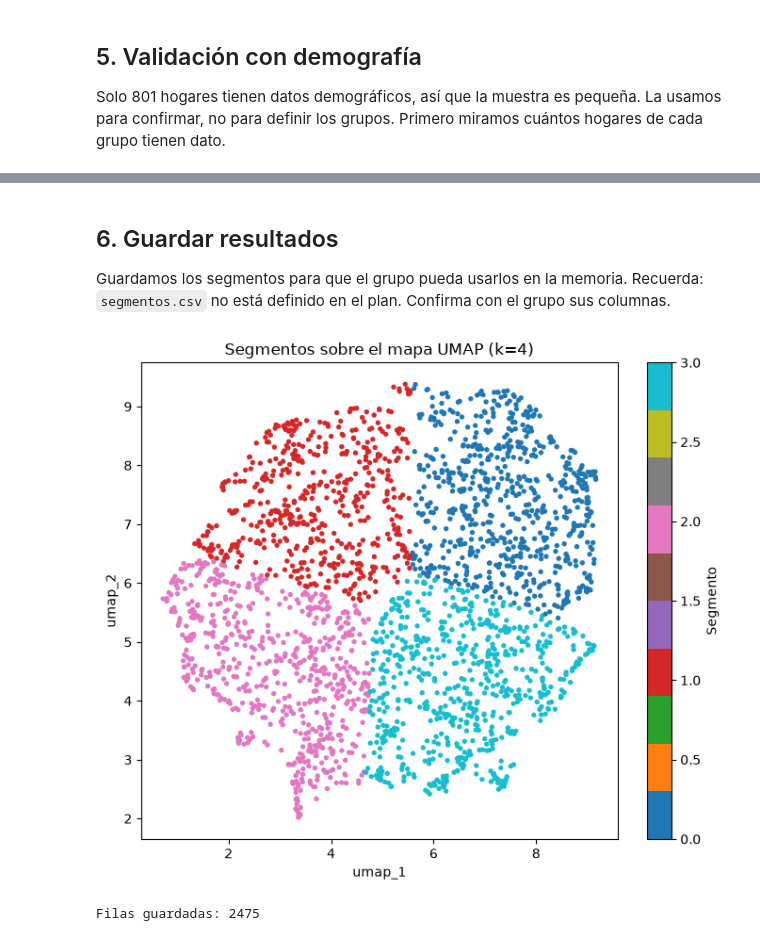
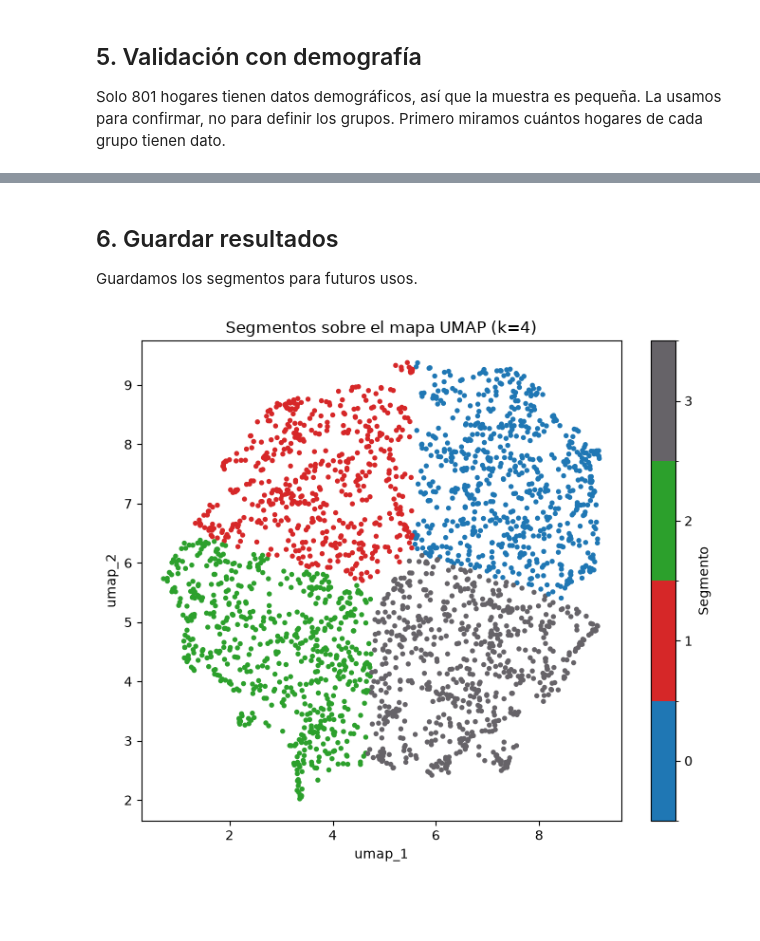
Before and after one commit to uo293890/IN-202627, a Jupyter notebook: notebooks/03_segmentos.ipynb, the cells around one changed output, grey strips where cells are left out. Drawn from its saved outputs; the diff is of its cells as text; code cells hidden in the pictures; blank space fills up the shorter version.

Commit message:
Segmentos: notebook final y figuras

```diff
--- a/notebooks/03_segmentos.ipynb
+++ b/notebooks/03_segmentos.ipynb
@@ -221,23 +231,28 @@ segmento
 3           6.4   15.5   20.9   40.4    7.7   9.1
 # %% [markdown]
 ## 6. Guardar resultados
-Guardamos los segmentos para que el grupo pueda usarlos en la memoria.
-Recuerda: `segmentos.csv` no está definido en el plan. Confirma con el grupo sus columnas.
+Guardamos los segmentos para futuros usos.
 # %%
-base[["household_key", "segmento"]].to_csv(salidas / "segmentos.csv", index=False)
+from matplotlib.colors import ListedColormap, BoundaryNorm
+
+colores = ["#1f77b4",   # segmento 0: azul
+           "#d62728",   # segmento 1: rojo
+           "#2ca02c",   # segmento 2: verde
+           "#666368"]   # segmento 3: morado
+colores = colores[:K]
+cmap_k = ListedColormap(colores)
+norma = BoundaryNorm(range(K + 1), cmap_k.N)  # un bloque por segmento
 
 fig, ax = plt.subplots(figsize=(7, 6))
 sc = ax.scatter(base[f"{MAPA}_1"], base[f"{MAPA}_2"], c=base["segmento"],
-                cmap="tab10", s=8)
+                cmap=cmap_k, norm=norma, s=8)
 ax.set_title(f"Segmentos sobre el mapa {MAPA.upper()} (k={K})")
 ax.set_xlabel(f"{MAPA}_1")
 ax.set_ylabel(f"{MAPA}_2")
-plt.colorbar(sc, label="Segmento")
+cbar = plt.colorbar(sc, ticks=[i + 0.5 for i in range(K)], label="Segmento")
+cbar.set_ticklabels(range(K))   # la etiqueta de cada bloque es su número de segmento
 plt.tight_layout()
 plt.savefig(figuras / "03_mapa_segmentos.png", dpi=150)
 plt.show()
-
-print("Filas guardadas:", len(pd.read_csv(salidas / "segmentos.csv")))
 # %% [output]
-[figure, old version]
+[figure, new version]
-Filas guardadas: 2475
```
Also changed, not shown: parts of 8 cells of this notebook, 1 other file.
